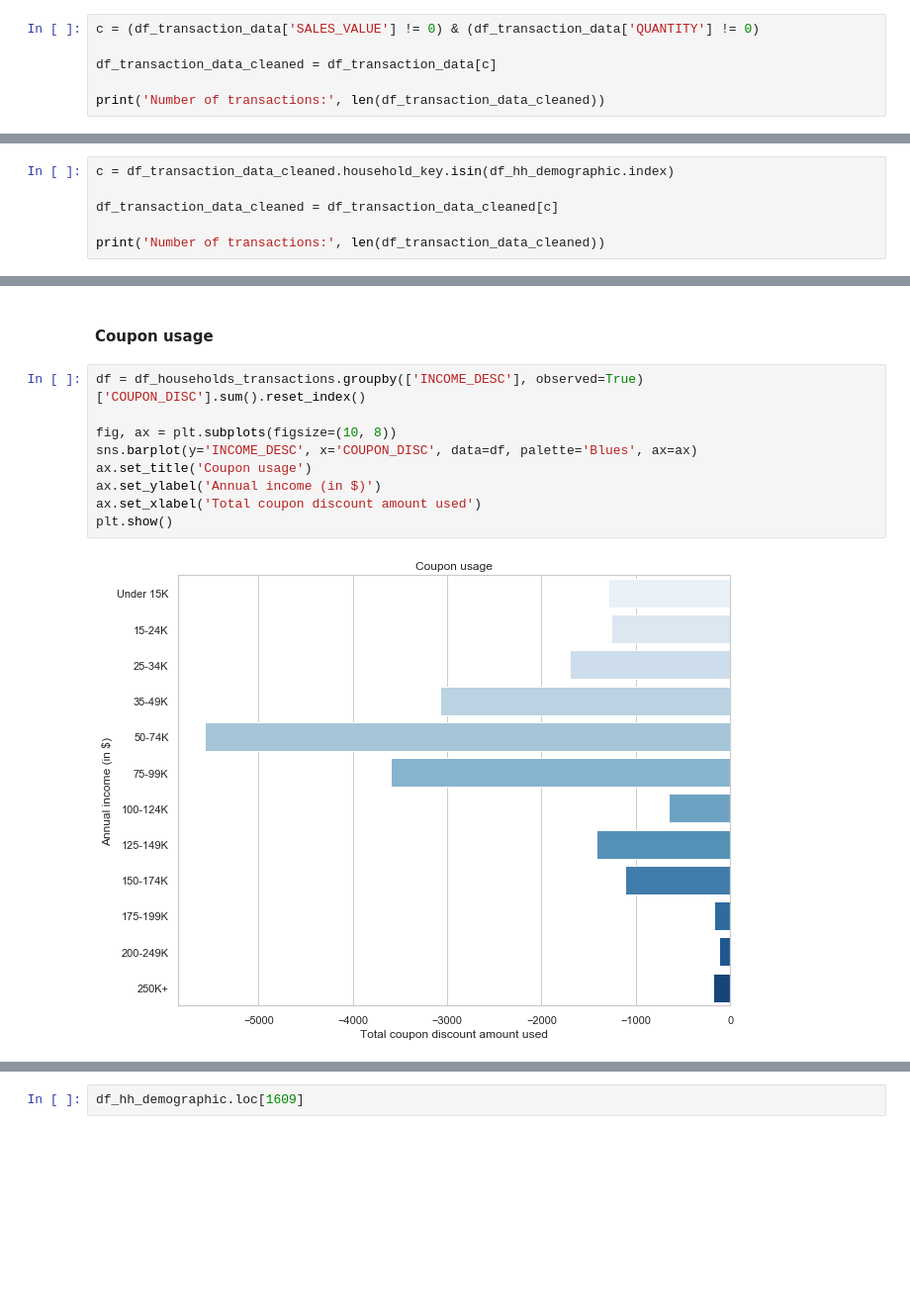
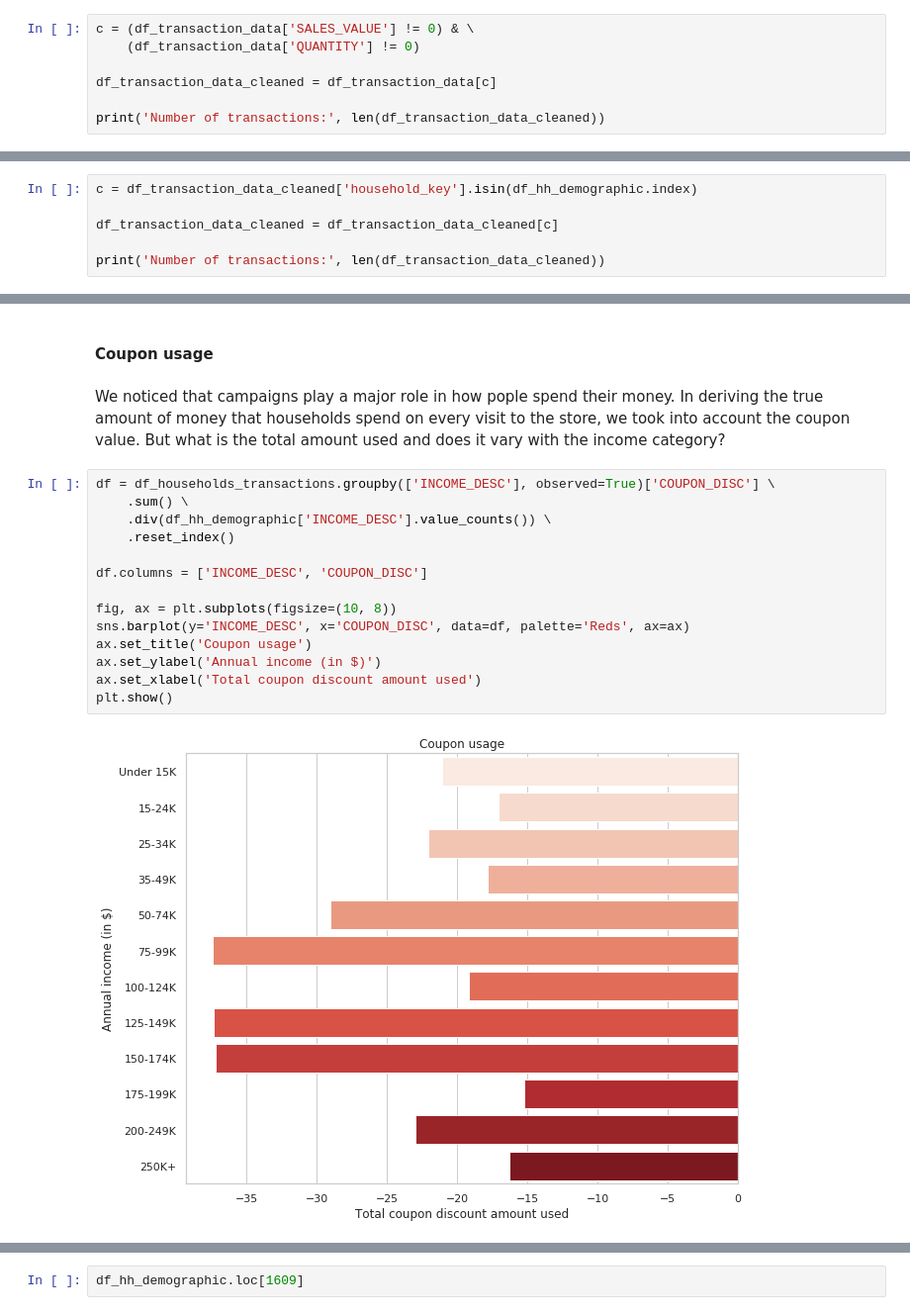
Before and after one commit to BoschSamuel/ADA_Project_2019, a Jupyter notebook: RQ7_mladen_andrej.ipynb, the cells around one changed output, grey strips where cells are left out. Shown at 99% size. Drawn from its saved outputs; the diff is of its cells as text; blank space fills up the shorter version.

```diff
--- a/RQ7_mladen_andrej.ipynb
+++ b/RQ7_mladen_andrej.ipynb
@@ -97,7 +116,8 @@ There are none missing values in both datasets.
 # %% [markdown]
 However, in the `transaction_data` dataset we observed that some entries contain 0 for `SALES_VALUE` (the total amount received by the retailer) and for `QUANTITY` (the number of products purchased). There may be a valid reason why the data had been recorded this way, however we chose to avoid any assumptions and discard these transactions, as it is only a small percentage of the whole dataset.
 # %%
-c = (df_transaction_data['SALES_VALUE'] != 0) & (df_transaction_data['QUANTITY'] != 0)
+c = (df_transaction_data['SALES_VALUE'] != 0) & \
+    (df_transaction_data['QUANTITY'] != 0)
 
 df_transaction_data_cleaned = df_transaction_data[c]
 
@@ -109,5 +129,5 @@ Following the previous discussion about missing demographic information, we filt
 # %%
-c = df_transaction_data_cleaned.household_key.isin(df_hh_demographic.index)
+c = df_transaction_data_cleaned['household_key'].isin(df_hh_demographic.index)
 
 df_transaction_data_cleaned = df_transaction_data_cleaned[c]
 
@@ -419,14 +467,21 @@ Analyzing the joint distribution using the jointplot, we observe that it is very
 ## Trends
 # %% [markdown]
 #### Coupon usage
+# %% [markdown]
+We noticed that campaigns play a major role in how pople spend their money. In deriving the true amount of money that households spend on every visit to the store, we took into account the coupon value. But what is the total amount used and does it vary with the income category?
 # %%
-df = df_households_transactions.groupby(['INCOME_DESC'], observed=True)['COUPON_DISC'].sum().reset_index()
+df = df_households_transactions.groupby(['INCOME_DESC'], observed=True)['COUPON_DISC'] \
+    .sum() \
+    .div(df_hh_demographic['INCOME_DESC'].value_counts()) \
+    .reset_index()
+
+df.columns = ['INCOME_DESC', 'COUPON_DISC']
 
 fig, ax = plt.subplots(figsize=(10, 8))
-sns.barplot(y='INCOME_DESC', x='COUPON_DISC', data=df, palette='Blues', ax=ax)
+sns.barplot(y='INCOME_DESC', x='COUPON_DISC', data=df, palette='Reds', ax=ax)
 ax.set_title('Coupon usage')
 ax.set_ylabel('Annual income (in $)')
 ax.set_xlabel('Total coupon discount amount used')
 plt.show()
 # %% [output]
-[figure, old version]
+[figure, new version]
```
Also changed, not shown: parts of 77 cells of this notebook, 1 other file.
